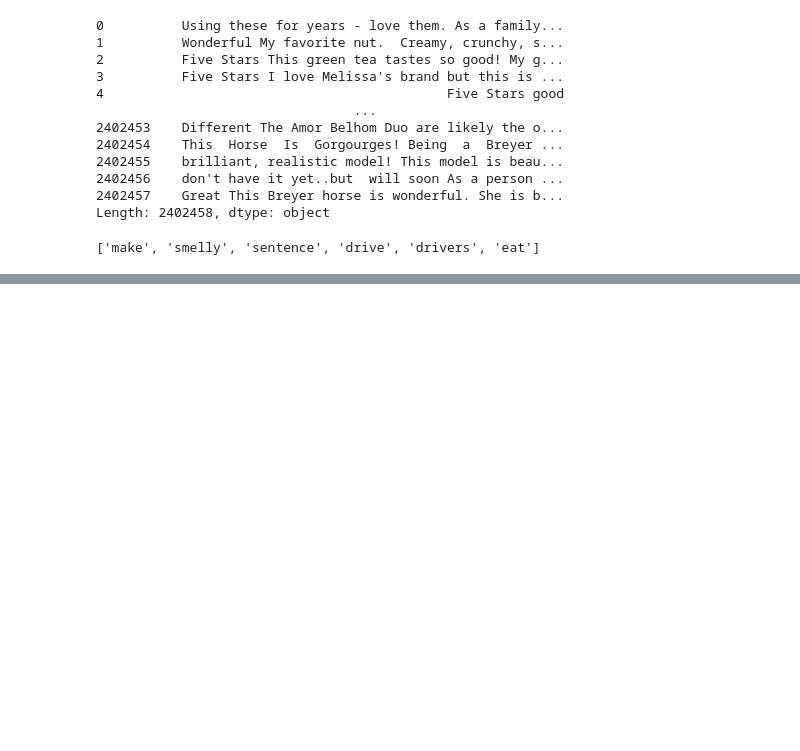
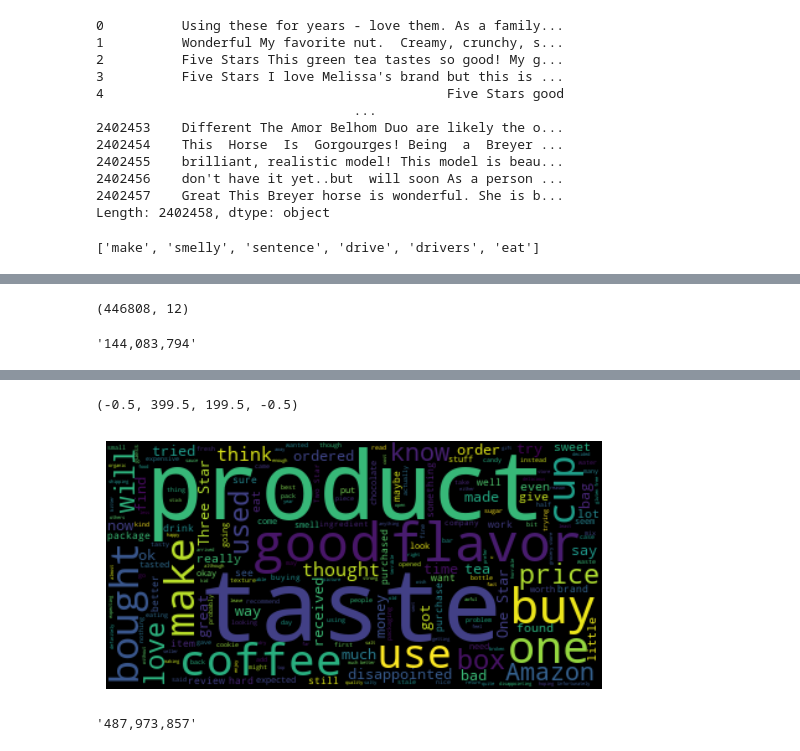
Before and after one commit to yksnilowyrahcaz/Product_Reviews_Analysis, a Jupyter notebook: eda.ipynb, the cells around one changed output, grey strips where cells are left out. Saved outputs shown, nothing was run; the diff lists cells and outputs as text; code cells hidden in the pictures; blank space fills up the shorter version.

```diff
--- a/eda.ipynb
+++ b/eda.ipynb
@@ -549,3 +551,5 @@ def tokenize(doc):
 tokenize('This is a, and !!! nothing is making me $))() smellier sentences about driving and drivers eating')
 # %% [output]
 ['make', 'smelly', 'sentence', 'drive', 'drivers', 'eat']
+# %%
+df = pd.read_parquet('data/amazon_reviews_grocery.parquet')
@@ -551,0 +567,19 @@ tokenize('This is a, and !!! nothing is making me $))() smellier sentences about
+# %%
+bad_reviews_df = df[df.star_rating < 4]
+# %%
+bad_reviews_df.shape
+# %% [output]
+(446808, 12)
+# %%
+text = ' '.join(bad_reviews_df.review.tolist())
+text = re.sub('<[^<]+?>', '', text)
+# %%
+f'{len(text):,}'
+# %% [output]
+'144,083,794'
+# %%
+%%time
+cloud = WordCloud().generate(text)
+fig = plt.imshow(cloud, interpolation='bilinear')
+plt.axis('off')
+# %% [output]
@@ -551,0 +588,2 @@ tokenize('This is a, and !!! nothing is making me $))() smellier sentences about
+(-0.5, 399.5, 199.5, -0.5)
+[figure, added]
@@ -551,0 +593,4 @@ tokenize('This is a, and !!! nothing is making me $))() smellier sentences about
+# %%
+f'{len(text):,}'
+# %% [output]
+'487,973,857'
```
Also changed, not shown: parts of 30 cells of this notebook, 3 other files.
